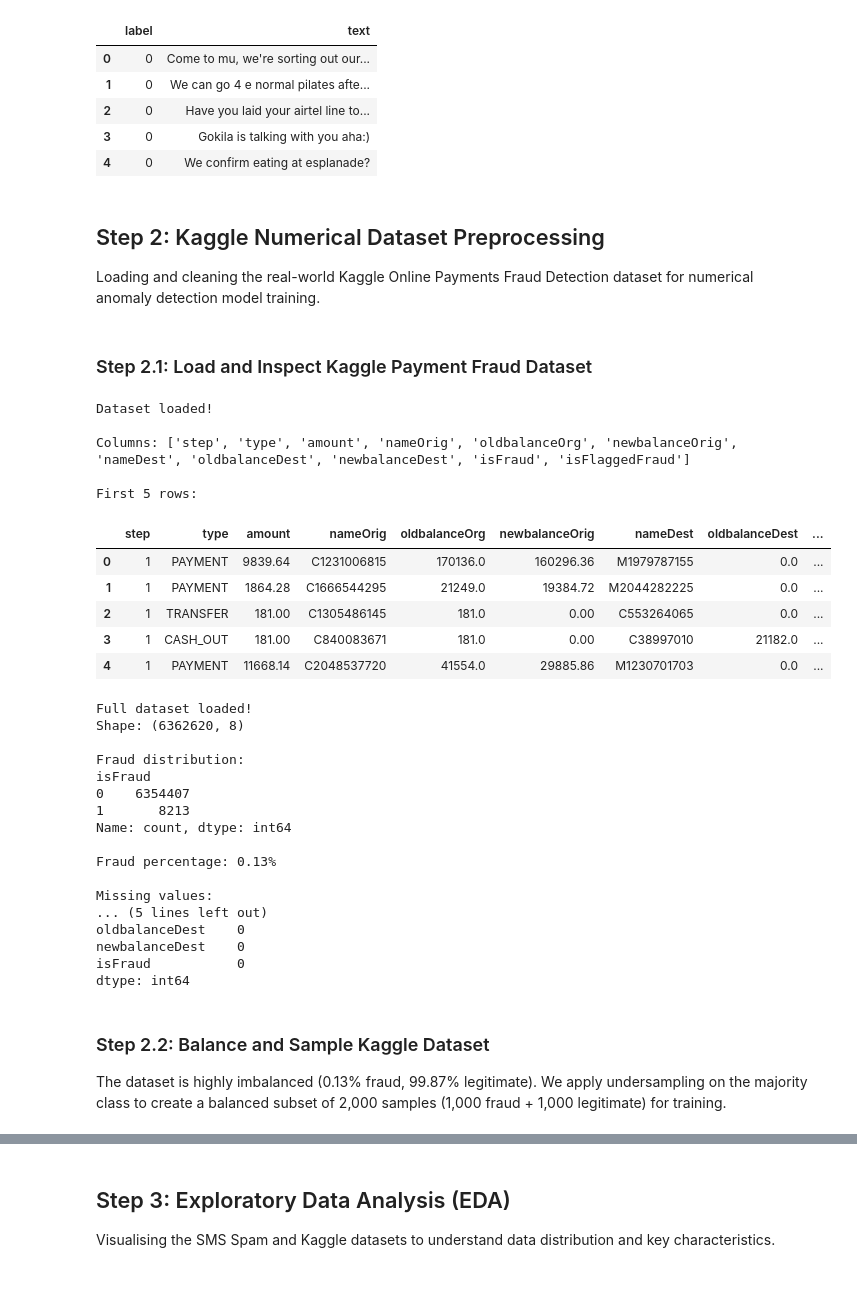
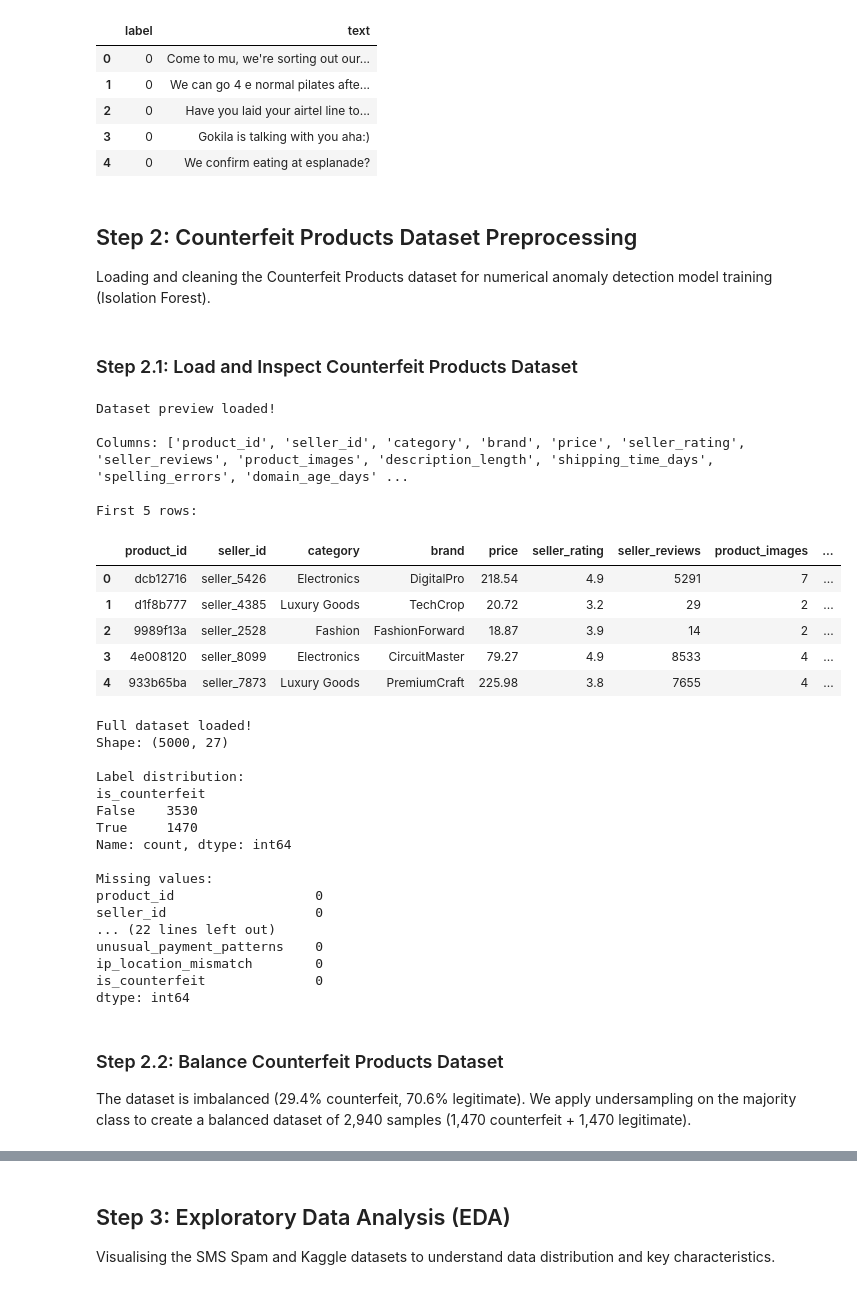
Before and after one commit to Amanda1005/FraudRadar-AU, a Jupyter notebook: notebooks/01_data_preparation.ipynb, the cells around one changed output, grey strips where cells are left out. Saved outputs shown, nothing was run; the diff lists cells and outputs as text; code cells hidden in the pictures.

Commit message:
Fix: restructure notebook cells, update baseline model order

```diff
--- a/notebooks/01_data_preparation.ipynb
+++ b/notebooks/01_data_preparation.ipynb
@@ -175,67 +175,62 @@ Sample data:
 | 3 | 0 | Gokila is talking with you aha:) |
 | 4 | 0 | We confirm eating at esplanade? |
 # %% [markdown]
-## Step 2: Kaggle Numerical Dataset Preprocessing
-Loading and cleaning the real-world Kaggle Online Payments Fraud Detection dataset
-for numerical anomaly detection model training.
+## Step 2: Counterfeit Products Dataset Preprocessing
+Loading and cleaning the Counterfeit Products dataset
+for numerical anomaly detection model training (Isolation Forest).
 # %% [markdown]
-### Step 2.1: Load and Inspect Kaggle Payment Fraud Dataset
+### Step 2.1: Load and Inspect Counterfeit Products Dataset
 # %%
-# Load new Kaggle dataset
-df_kaggle2 = pd.read_csv('../data/PS_20174392719_1491204439457_log.csv', nrows=5)
+# Load Counterfeit Products dataset (preview)
+df_cp = pd.read_csv('../data/counterfeit_products.csv', nrows=5)
 
-print(f"Dataset loaded!")
-print(f"\nColumns: {list(df_kaggle2.columns)}")
+print(f"Dataset preview loaded!")
+print(f"\nColumns: {list(df_cp.columns)}")
 print(f"\nFirst 5 rows:")
-df_kaggle2.head()
+df_cp.head()
 # %% [output]
-Dataset loaded!
+Dataset preview loaded!
 
-Columns: ['step', 'type', 'amount', 'nameOrig', 'oldbalanceOrg', 'newbalanceOrig', 'nameDest', 'oldbalanceDest', 'newbalanceDest', 'isFraud', 'isFlaggedFraud']
+Columns: ['product_id', 'seller_id', 'category', 'brand', 'price', 'seller_rating', 'seller_reviews', 'product_images', 'description_length', 'shipping_time_days', 'spelling_errors', 'domain_age_days' ...
 
 First 5 rows:
-|  | step | type | amount | nameOrig | oldbalanceOrg | newbalanceOrig | nameDest | oldbalanceDest | ... |
-| 0 | 1 | PAYMENT | 9839.64 | C1231006815 | 170136.0 | 160296.36 | M1979787155 | 0.0 | ... |
-| 1 | 1 | PAYMENT | 1864.28 | C1666544295 | 21249.0 | 19384.72 | M2044282225 | 0.0 | ... |
-| 2 | 1 | TRANSFER | 181.00 | C1305486145 | 181.0 | 0.00 | C553264065 | 0.0 | ... |
-| 3 | 1 | CASH_OUT | 181.00 | C840083671 | 181.0 | 0.00 | C38997010 | 21182.0 | ... |
-| 4 | 1 | PAYMENT | 11668.14 | C2048537720 | 41554.0 | 29885.86 | M1230701703 | 0.0 | ... |
+|  | product_id | seller_id | category | brand | price | seller_rating | seller_reviews | product_images | ... |
+| 0 | dcb12716 | seller_5426 | Electronics | DigitalPro | 218.54 | 4.9 | 5291 | 7 | ... |
+| 1 | d1f8b777 | seller_4385 | Luxury Goods | TechCrop | 20.72 | 3.2 | 29 | 2 | ... |
+| 2 | 9989f13a | seller_2528 | Fashion | FashionForward | 18.87 | 3.9 | 14 | 2 | ... |
+| 3 | 4e008120 | seller_8099 | Electronics | CircuitMaster | 79.27 | 4.9 | 8533 | 4 | ... |
+| 4 | 933b65ba | seller_7873 | Luxury Goods | PremiumCraft | 225.98 | 3.8 | 7655 | 4 | ... |
 # %%
-# Check dataset size and fraud distribution
-df_kaggle2_full = pd.read_csv('../data/PS_20174392719_1491204439457_log.csv',
-                               usecols=['step', 'type', 'amount',
-                                       'oldbalanceOrg', 'newbalanceOrig',
-                                       'oldbalanceDest', 'newbalanceDest',
-                                       'isFraud'])
+# Load full dataset
+df_cp_full = pd.read_csv('../data/counterfeit_products.csv')
 
 print(f"Full dataset loaded!")
-print(f"Shape: {df_kaggle2_full.shape}")
-print(f"\nFraud distribution:")
-print(df_kaggle2_full['isFraud'].value_counts())
-print(f"\nFraud percentage: {df_kaggle2_full['isFraud'].mean()*100:.2f}%")
+print(f"Shape: {df_cp_full.shape}")
+print(f"\nLabel distribution:")
+print(df_cp_full['is_counterfeit'].value_counts())
 print(f"\nMissing values:")
-print(df_kaggle2_full.isnull().sum())
+print(df_cp_full.isnull().sum())
 # %% [output]
 Full dataset loaded!
-Shape: (6362620, 8)
+Shape: (5000, 27)
 
-Fraud distribution:
-isFraud
-0    6354407
-1       8213
+Label distribution:
+is_counterfeit
+False    3530
+True     1470
 Name: count, dtype: int64
 
-Fraud percentage: 0.13%
-
 Missing values:
-... (5 lines left out)
-oldbalanceDest    0
-newbalanceDest    0
-isFraud           0
+product_id                  0
+seller_id                   0
+... (22 lines left out)
+unusual_payment_patterns    0
+ip_location_mismatch        0
+is_counterfeit              0
 dtype: int64
 # %% [markdown]
-### Step 2.2: Balance and Sample Kaggle Dataset
-The dataset is highly imbalanced (0.13% fraud, 99.87% legitimate).
+### Step 2.2: Balance Counterfeit Products Dataset
+The dataset is imbalanced (29.4% counterfeit, 70.6% legitimate).
 We apply undersampling on the majority class to create a balanced
-subset of 2,000 samples (1,000 fraud + 1,000 legitimate) for training.
+dataset of 2,940 samples (1,470 counterfeit + 1,470 legitimate).
 # %%
```
Also changed, not shown: parts of 21 cells of this notebook, 4 other files.
